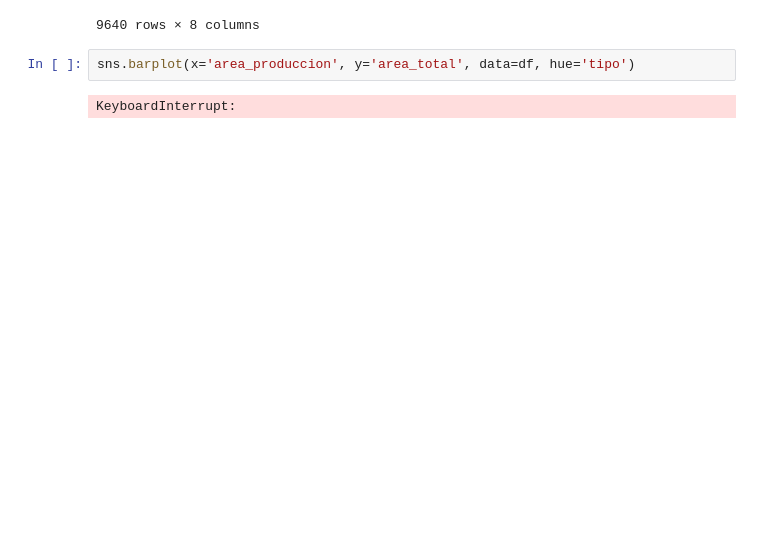
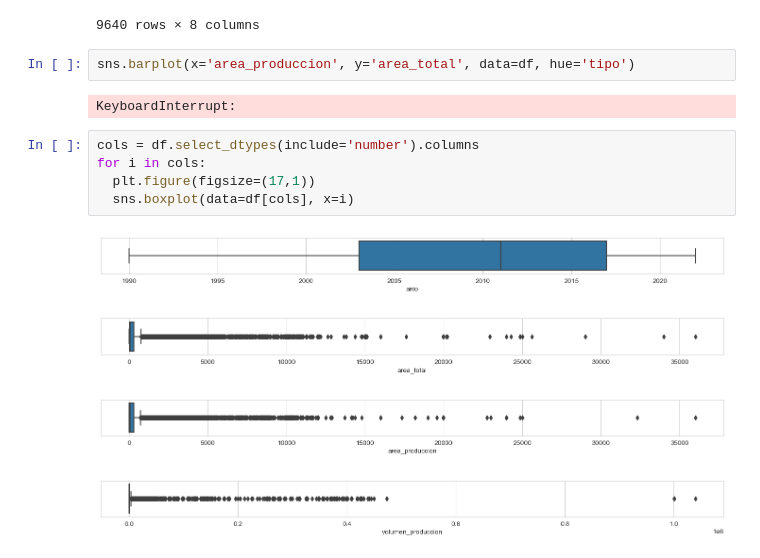
Before and after one commit to federr-gh/Produccion-agricola-datascience, a Jupyter notebook: produccion-agricola.ipynb, the cells around one changed output. Drawn from its saved outputs; the diff is of its cells as text; blank space fills up the shorter version.

Commit message:
boxplot

```diff
--- a/produccion-agricola.ipynb
+++ b/produccion-agricola.ipynb
@@ -611,3 +602,13 @@ df[(df['subregion']=='Oriente') | (df['subregion']=='Urabá')]
 sns.barplot(x='area_produccion', y='area_total', data=df, hue='tipo')
 # %% [output]
 KeyboardInterrupt:
+# %%
+cols = df.select_dtypes(include='number').columns
+for i in cols:
+  plt.figure(figsize=(17,1))
+  sns.boxplot(data=df[cols], x=i)
+# %% [output]
+[figure, added]
+[figure, added]
+[figure, added]
+[figure, added]
```
Also changed, not shown: parts of 2 cells of this notebook.
